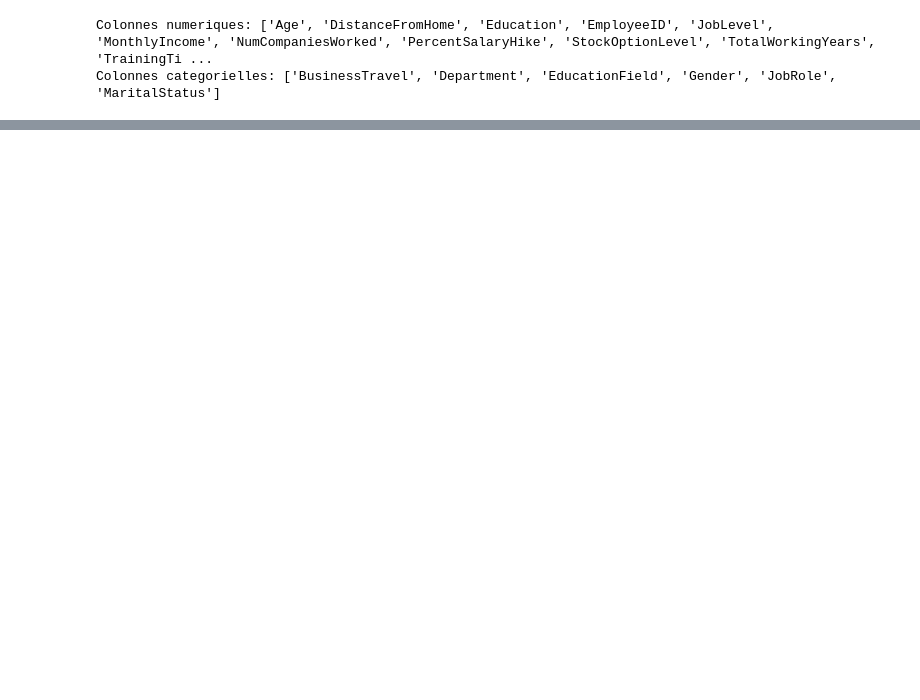
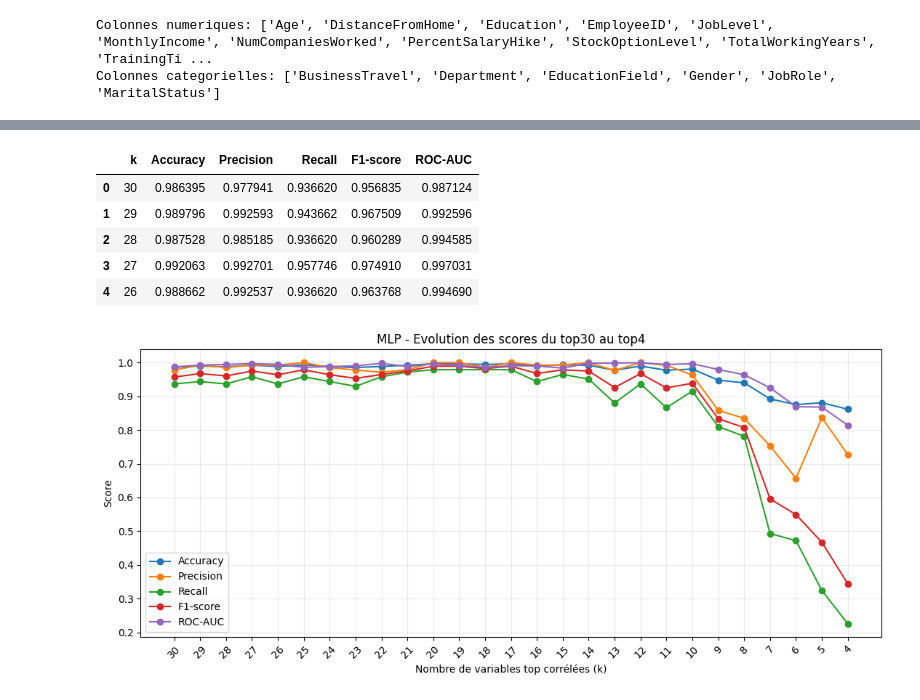
Before and after one commit to Sylv111/cesi-IA, a Jupyter notebook: Programme/pipeline_finaldf_lr.ipynb, the cells around one changed output, grey strips where cells are left out. Cells and saved outputs as stored; diff of their text form; code cells hidden in the pictures; blank space fills up the shorter version.

```diff
--- a/Programme/pipeline_finaldf_lr.ipynb
+++ b/Programme/pipeline_finaldf_lr.ipynb
@@ -1175,0 +1256,68 @@ print(coef_df.sort_values("coef_logreg", ascending=True).head(10))
+# %%
+# ============================================
+# 14bis) MLP - test des top k features correlees (k de 30 a 4)
+# ============================================
+# Reutilise la logique de selection par correlation deja utilisee plus haut.
+top30_corr_features = (
+    X_train_prepared_df.apply(lambda col: col.corr(y_train))
+    .abs()
+    .sort_values(ascending=False)
+    .head(30)
+    .index
+    .tolist()
+)
+
+mlp_scores = []
+for k in range(30, 3, -1):
+    selected_features_k = top30_corr_features[:k]
+
+    X_train_k = X_train_prepared_df[selected_features_k].values
+    X_test_k = X_test_prepared_df[selected_features_k].values
+
+    mlp_k = MLPClassifier(
+        hidden_layer_sizes=(64, 32),
+        activation="relu",
+        solver="adam",
+        alpha=1e-4,
+        learning_rate_init=1e-3,
+        max_iter=300,
+        random_state=42
+    )
+    mlp_k.fit(X_train_k, y_train)
+
+    y_pred_k = mlp_k.predict(X_test_k)
+    y_proba_k = mlp_k.predict_proba(X_test_k)[:, 1]
+
+    mlp_scores.append({
+        "k": k,
+        "Accuracy": accuracy_score(y_test, y_pred_k),
+        "Precision": precision_score(y_test, y_pred_k),
+        "Recall": recall_score(y_test, y_pred_k),
+        "F1-score": f1_score(y_test, y_pred_k),
+        "ROC-AUC": roc_auc_score(y_test, y_proba_k),
+    })
+
+mlp_scores_df = pd.DataFrame(mlp_scores)
+display(mlp_scores_df.head())
+
+plt.figure(figsize=(11, 5))
+for metric in ["Accuracy", "Precision", "Recall", "F1-score", "ROC-AUC"]:
+    plt.plot(mlp_scores_df["k"], mlp_scores_df[metric], marker='o', label=metric)
+
+plt.gca().invert_xaxis()  # lecture de 30 vers 4
+plt.xticks(range(30, 3, -1), rotation=45)
+plt.xlabel("Nombre de variables top corrélées (k)")
+plt.ylabel("Score")
+plt.title("MLP - Evolution des scores du top30 au top4")
+plt.grid(alpha=0.25)
+plt.legend()
+plt.tight_layout()
+plt.show()
+# %% [output]
+|  | k | Accuracy | Precision | Recall | F1-score | ROC-AUC |
+| 0 | 30 | 0.986395 | 0.977941 | 0.936620 | 0.956835 | 0.987124 |
+| 1 | 29 | 0.989796 | 0.992593 | 0.943662 | 0.967509 | 0.992596 |
+| 2 | 28 | 0.987528 | 0.985185 | 0.936620 | 0.960289 | 0.994585 |
+| 3 | 27 | 0.992063 | 0.992701 | 0.957746 | 0.974910 | 0.997031 |
+| 4 | 26 | 0.988662 | 0.992537 | 0.936620 | 0.963768 | 0.994690 |
+[figure, added]
```
Also changed, not shown: parts of 25 cells of this notebook.
